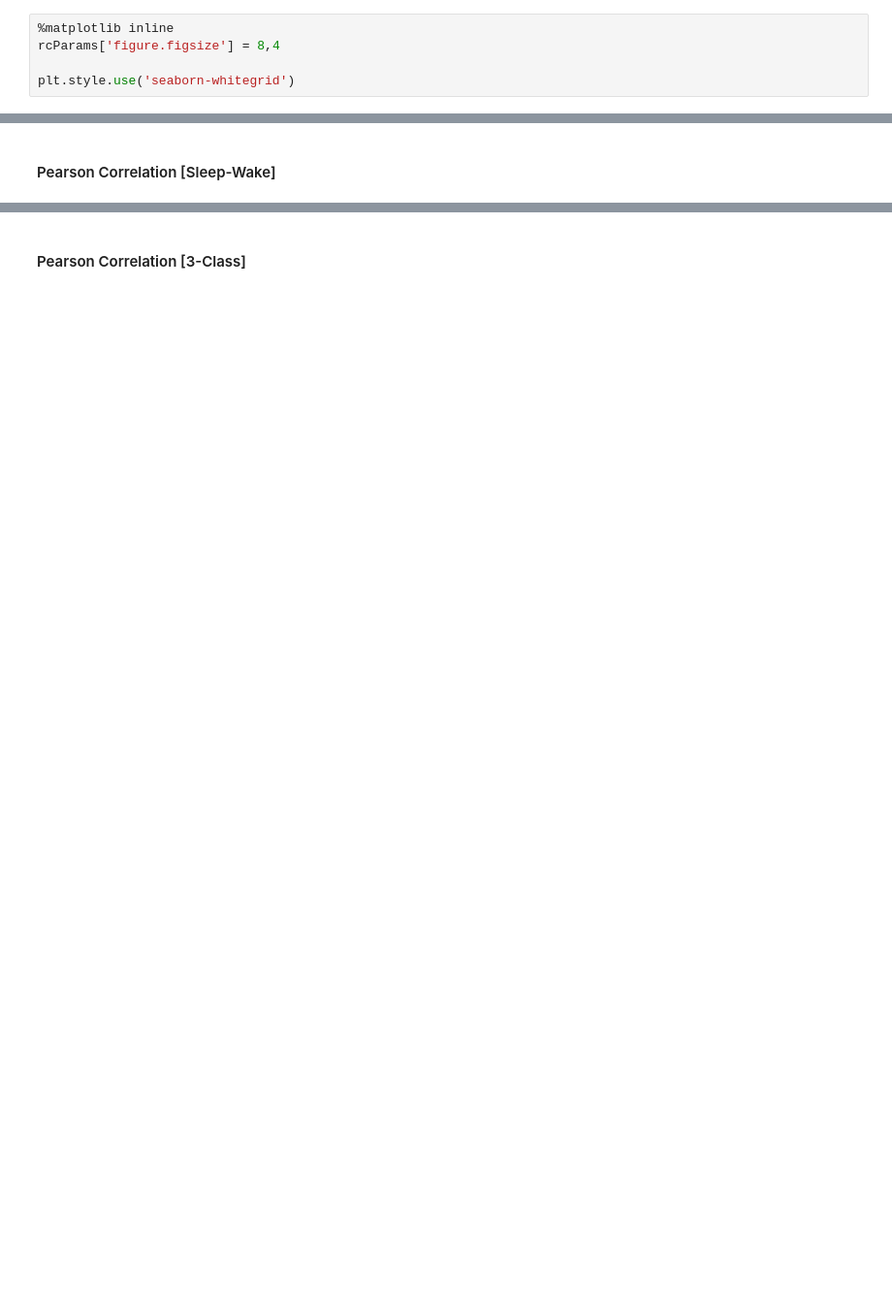
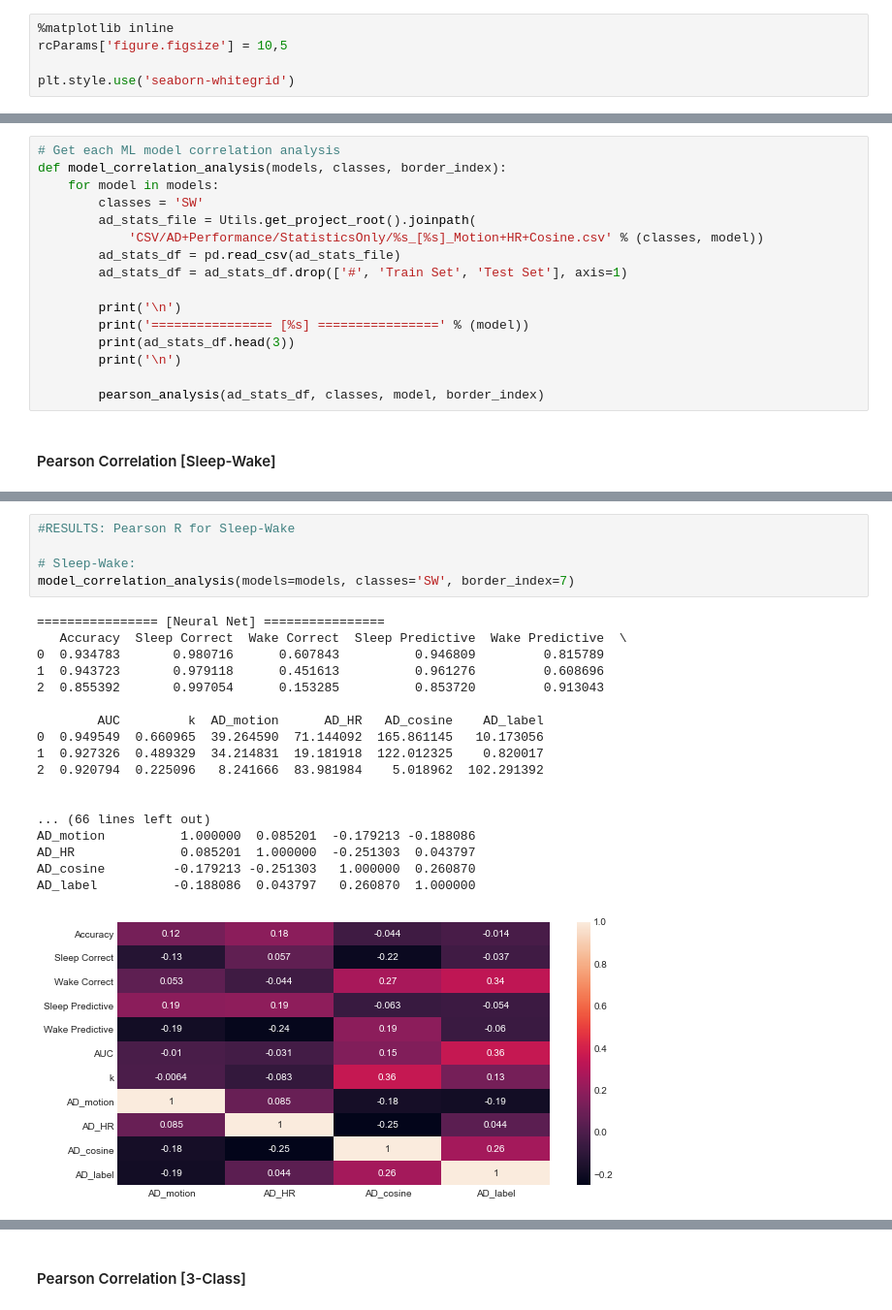
Before and after one commit to nothing2say/Sleep-2-Learn_Machine-Learning, a Jupyter notebook: ML-DatasetShift/SleepClassifiers_Dataset-Shift_Analysis.ipynb, the cells around one changed output, grey strips where cells are left out. Shown at 97% size. Cells and saved outputs as stored; diff of their text form; blank space fills up the shorter version.

Commit message:
update latest results

```diff
--- a/ML-DatasetShift/SleepClassifiers_Dataset-Shift_Analysis.ipynb
+++ b/ML-DatasetShift/SleepClassifiers_Dataset-Shift_Analysis.ipynb
@@ -102,7 +102,7 @@ from scipy.stats.stats import pearsonr
 from scipy.signal import butter, filtfilt
 # %%
 %matplotlib inline
-rcParams['figure.figsize'] = 8,4
+rcParams['figure.figsize'] = 10,5
 
 plt.style.use('seaborn-whitegrid')
 # %% [markdown]
@@ -5484,5 +5490,21 @@ def pearson_analysis(ad_stats_df, group='SW', get_model=models[0], border_index=
     plt.savefig('%s_[%s]_Pearson-R_Heatmap.png' % (group, get_model))
     plt.show()
     plt.clf()
+# %%
+# Get each ML model correlation analysis
+def model_correlation_analysis(models, classes, border_index):
+    for model in models:
+        classes = 'SW'
+        ad_stats_file = Utils.get_project_root().joinpath(
+            'CSV/AD+Performance/StatisticsOnly/%s_[%s]_Motion+HR+Cosine.csv' % (classes, model))
+        ad_stats_df = pd.read_csv(ad_stats_file)
+        ad_stats_df = ad_stats_df.drop(['#', 'Train Set', 'Test Set'], axis=1)
+
+        print('\n')
+        print('================ [%s] ================' % (model))
+        print(ad_stats_df.head(3))
+        print('\n')
+
+        pearson_analysis(ad_stats_df, classes, model, border_index)
 # %% [markdown]
 #### Pearson Correlation [Sleep-Wake]
@@ -5579,0 +5511,24 @@ AD_label          -0.188086  0.043797   0.260870  1.000000
+# %%
+#RESULTS: Pearson R for Sleep-Wake
+
+# Sleep-Wake:
+model_correlation_analysis(models=models, classes='SW', border_index=7)
+# %% [output]
+================ [Neural Net] ================
+   Accuracy  Sleep Correct  Wake Correct  Sleep Predictive  Wake Predictive  \
+0  0.934783       0.980716      0.607843          0.946809         0.815789
+1  0.943723       0.979118      0.451613          0.961276         0.608696
+2  0.855392       0.997054      0.153285          0.853720         0.913043
+
+        AUC         k  AD_motion      AD_HR   AD_cosine    AD_label
+0  0.949549  0.660965  39.264590  71.144092  165.861145   10.173056
+1  0.927326  0.489329  34.214831  19.181918  122.012325    0.820017
+2  0.920794  0.225096   8.241666  83.981984    5.018962  102.291392
+
+
+... (66 lines left out)
+AD_motion          1.000000  0.085201  -0.179213 -0.188086
+AD_HR              0.085201  1.000000  -0.251303  0.043797
+AD_cosine         -0.179213 -0.251303   1.000000  0.260870
+AD_label          -0.188086  0.043797   0.260870  1.000000
+[figure, added]
```
Also changed, not shown: parts of 19 cells of this notebook.
